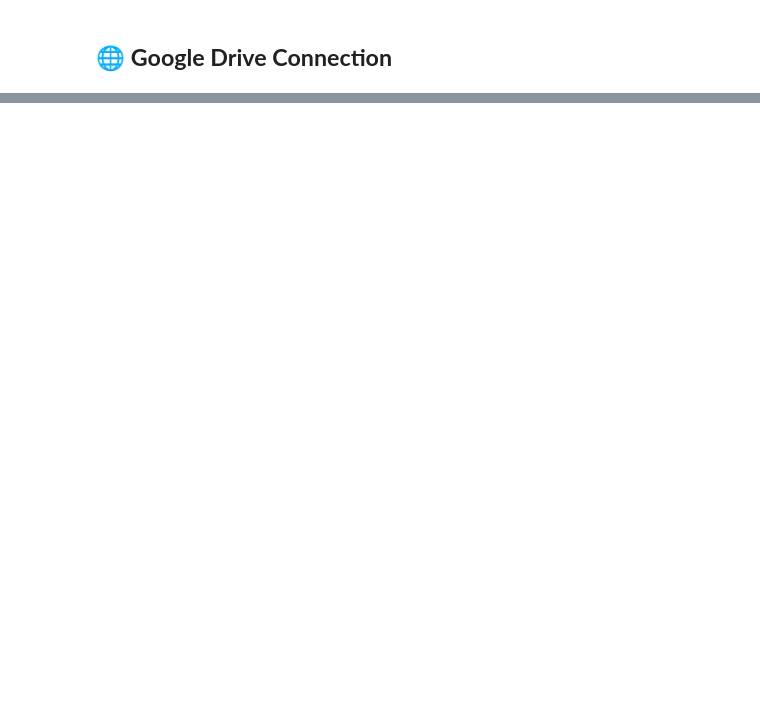
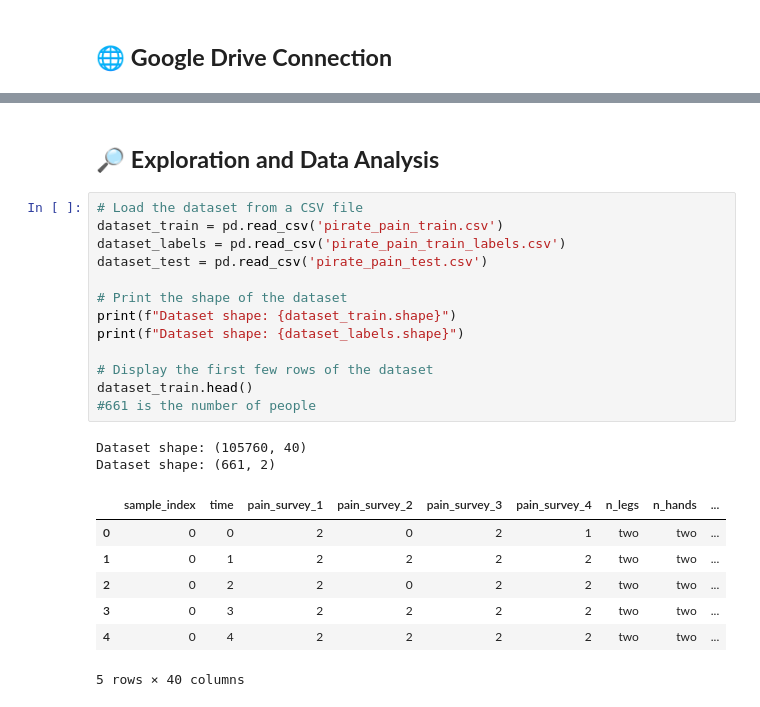
Before and after one commit to recognita/EIM-for-Muscle-Construction-Detection, a Jupyter notebook: challenge1.ipynb, the cells around one changed output, grey strips where cells are left out. Cells and saved outputs as stored; diff of their text form; blank space fills up the shorter version.

```diff
--- a/challenge1.ipynb
+++ b/challenge1.ipynb
@@ -443,0 +147,25 @@ preds_df.to_csv(f"{output_paths['checkpoints']}/{model_name}_test_predictions.cs
+# %% [markdown]
+## 🔎 **Exploration and Data Analysis**
+# %%
+# Load the dataset from a CSV file
+dataset_train = pd.read_csv('pirate_pain_train.csv')
+dataset_labels = pd.read_csv('pirate_pain_train_labels.csv')
+dataset_test = pd.read_csv('pirate_pain_test.csv')
+
+# Print the shape of the dataset
+print(f"Dataset shape: {dataset_train.shape}")
+print(f"Dataset shape: {dataset_labels.shape}")
+
+# Display the first few rows of the dataset
+dataset_train.head()
+#661 is the number of people
+# %% [output]
+Dataset shape: (105760, 40)
+Dataset shape: (661, 2)
+|  | sample_index | time | pain_survey_1 | pain_survey_2 | pain_survey_3 | pain_survey_4 | n_legs | n_hands | ... |
+| 0 | 0 | 0 | 2 | 0 | 2 | 1 | two | two | ... |
+| 1 | 0 | 1 | 2 | 2 | 2 | 2 | two | two | ... |
+| 2 | 0 | 2 | 2 | 0 | 2 | 2 | two | two | ... |
+| 3 | 0 | 3 | 2 | 2 | 2 | 2 | two | two | ... |
+| 4 | 0 | 4 | 2 | 2 | 2 | 2 | two | two | ... |
+5 rows × 40 columns
```
Also changed, not shown: parts of 78 cells of this notebook.
